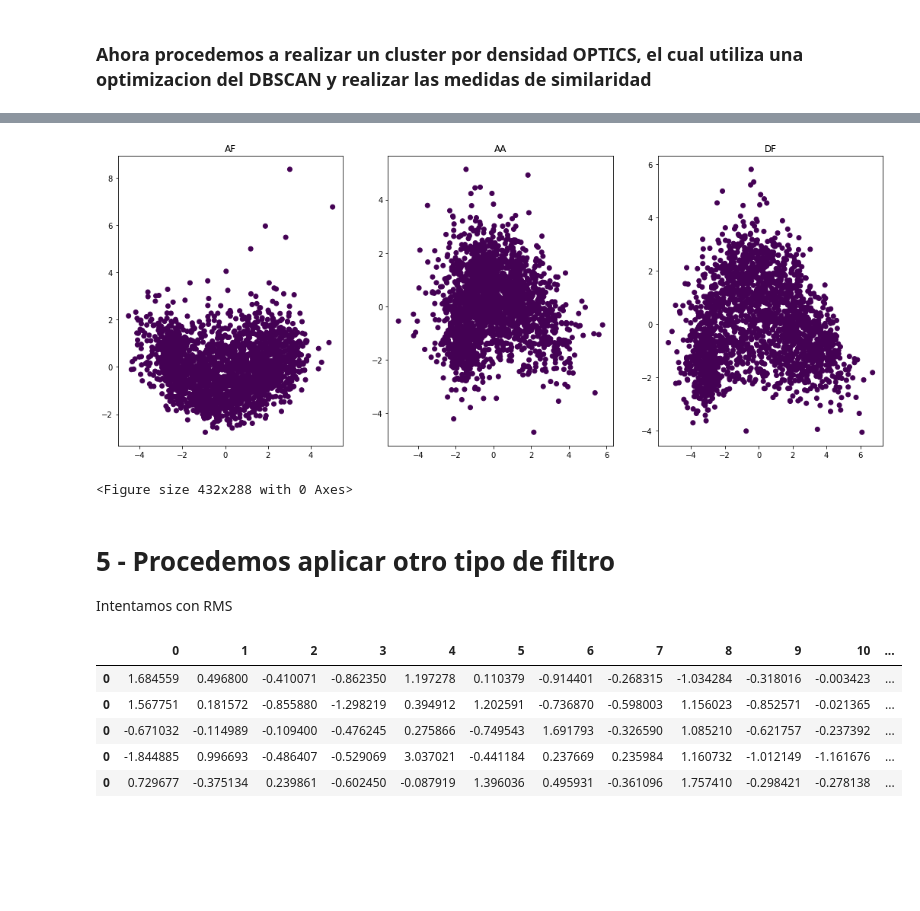
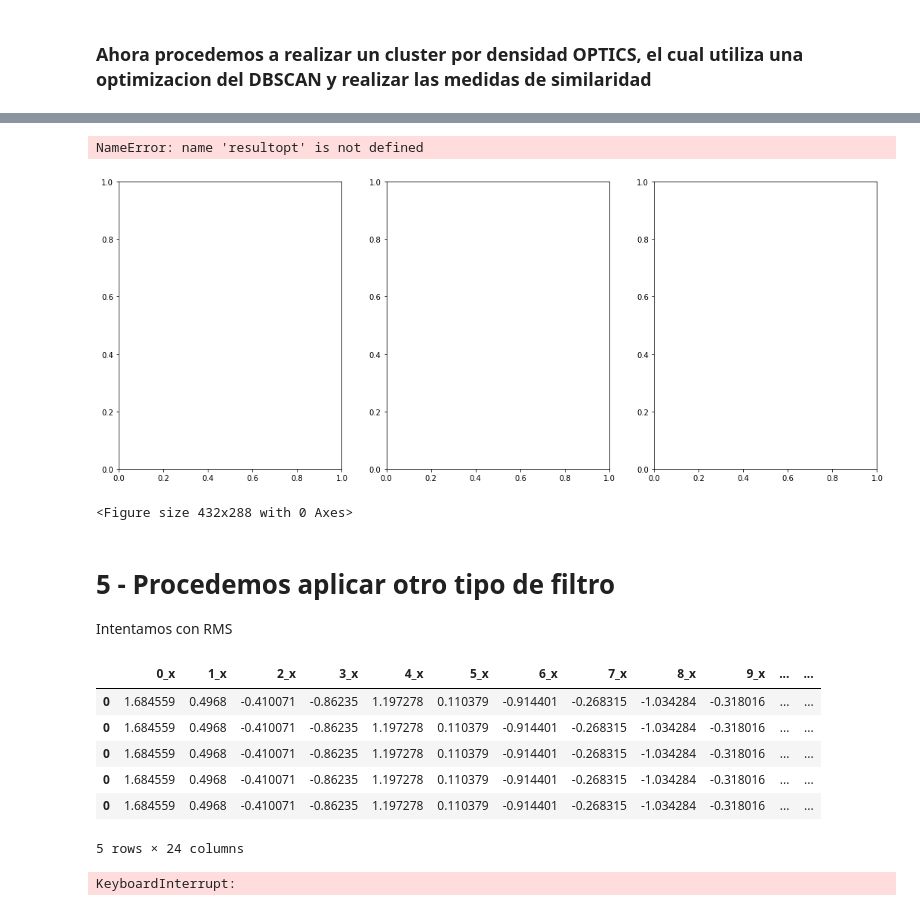
Before and after one commit to jduqer/TP01-CyT, a Jupyter notebook: TP1_v1.ipynb, the cells around one changed output, grey strips where cells are left out. Cells and saved outputs as stored; diff of their text form; code cells hidden in the pictures; blank space fills up the shorter version.

```diff
--- a/TP1_v1.ipynb
+++ b/TP1_v1.ipynb
@@ -289,7 +290,7 @@ plt.show()
 <Figure size 432x288 with 0 Axes>
 # %%
 # Para graficar como se compone el silhouette a lo largo del cluster -solo 1 dataset
-range_n_clusters = [ 6, 7, 8, 9, 10]
+range_n_clusters = [ 2, 4 , 6, 8, 10]
 
 for k in range_n_clusters:
     # Create a subplot with 1 row and 2 columns
@@ -831,8 +897,9 @@ g2.set_title("AA")
 g3.set_title("DF")
 plt.show()
 # %% [output]
+NameError: name 'resultopt' is not defined
-[figure, old version]
+[figure, new version]
-<Figure size 432x288 with 0 Axes>
+<Figure size 432x288 with 0 Axes>
 # %% [markdown]
 # 5 - Procedemos aplicar otro tipo de filtro
 
@@ -840,26 +907,35 @@ Intentamos con RMS
 # %%
 items = []
 items_1=[]
 for i in range(0,len(audio_timbre)):
-    items_1=np.transpose(pd.DataFrame(
-                                        (np.sqrt(audio_timbre[i]**2)).mean()
-                                        ))
-    #items_1=np.transpose(pd.DataFrame(  audio_timbre[i].mean()  ))
+    items_1=np.transpose(pd.DataFrame((np.sqrt(audio_timbre[i]**2)).mean()))
     items.append(items_1)
 
 audio_timbre_rms=pd.concat(items)
-
 at_rms = audio_timbre_rms.apply(zscore)
 at_rms.head()
+
+items = []
+items_1=[]
+for i in range(0,len(audio_pitches)):
+    items_1=np.transpose(pd.DataFrame((np.sqrt(audio_pitches[i]**2)).mean()))
+    items.append(items_1)
+
+audio_pitches_rms=pd.concat(items)
+ap_rms = audio_pitches_rms.apply(zscore)
+
+aa_rms=pd.merge(at_rms, ap_rms, left_index=True, right_index=True)
+aa_rms.head()
 # %% [output]
-|  | 0 | 1 | 2 | 3 | 4 | 5 | 6 | 7 | 8 | 9 | 10 | ... |
-| 0 | 1.684559 | 0.496800 | -0.410071 | -0.862350 | 1.197278 | 0.110379 | -0.914401 | -0.268315 | -1.034284 | -0.318016 | -0.003423 | ... |
-| 0 | 1.567751 | 0.181572 | -0.855880 | -1.298219 | 0.394912 | 1.202591 | -0.736870 | -0.598003 | 1.156023 | -0.852571 | -0.021365 | ... |
-| 0 | -0.671032 | -0.114989 | -0.109400 | -0.476245 | 0.275866 | -0.749543 | 1.691793 | -0.326590 | 1.085210 | -0.621757 | -0.237392 | ... |
-| 0 | -1.844885 | 0.996693 | -0.486407 | -0.529069 | 3.037021 | -0.441184 | 0.237669 | 0.235984 | 1.160732 | -1.012149 | -1.161676 | ... |
-| 0 | 0.729677 | -0.375134 | 0.239861 | -0.602450 | -0.087919 | 1.396036 | 0.495931 | -0.361096 | 1.757410 | -0.298421 | -0.278138 | ... |
+|  | 0_x | 1_x | 2_x | 3_x | 4_x | 5_x | 6_x | 7_x | 8_x | 9_x | ... | ... |
+| 0 | 1.684559 | 0.4968 | -0.410071 | -0.86235 | 1.197278 | 0.110379 | -0.914401 | -0.268315 | -1.034284 | -0.318016 | ... | ... |
+| 0 | 1.684559 | 0.4968 | -0.410071 | -0.86235 | 1.197278 | 0.110379 | -0.914401 | -0.268315 | -1.034284 | -0.318016 | ... | ... |
+| 0 | 1.684559 | 0.4968 | -0.410071 | -0.86235 | 1.197278 | 0.110379 | -0.914401 | -0.268315 | -1.034284 | -0.318016 | ... | ... |
+| 0 | 1.684559 | 0.4968 | -0.410071 | -0.86235 | 1.197278 | 0.110379 | -0.914401 | -0.268315 | -1.034284 | -0.318016 | ... | ... |
+| 0 | 1.684559 | 0.4968 | -0.410071 | -0.86235 | 1.197278 | 0.110379 | -0.914401 | -0.268315 | -1.034284 | -0.318016 | ... | ... |
+5 rows × 24 columns
 # %%
-dataframes = ['af_std','at_std','ap_std','at_rms','aa_std','df']
+dataframes = ['at_std','ap_std','at_rms','ap_rms','aa_std','aa_rms']
 princomp = PCA(n_components=2)
 result_rms = {}
 for data in dataframes:
@@ -871,4 +947,6 @@ for data in dataframes:
     pca.index = eval(data).index
     pca['label'] = label
     result_rms[data]=pca
+# %% [output]
+KeyboardInterrupt:
 # %%
```
Also changed, not shown: parts of 17 cells of this notebook.
